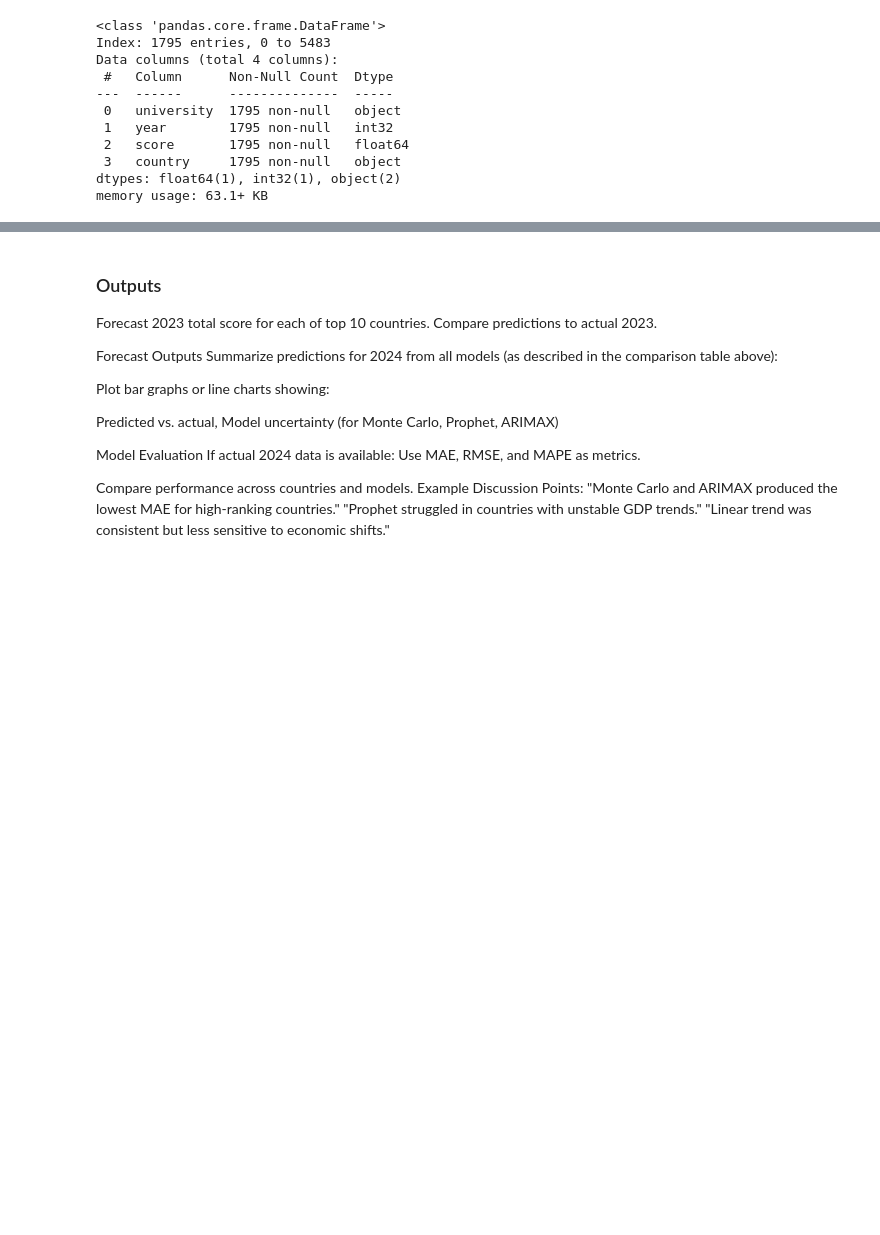
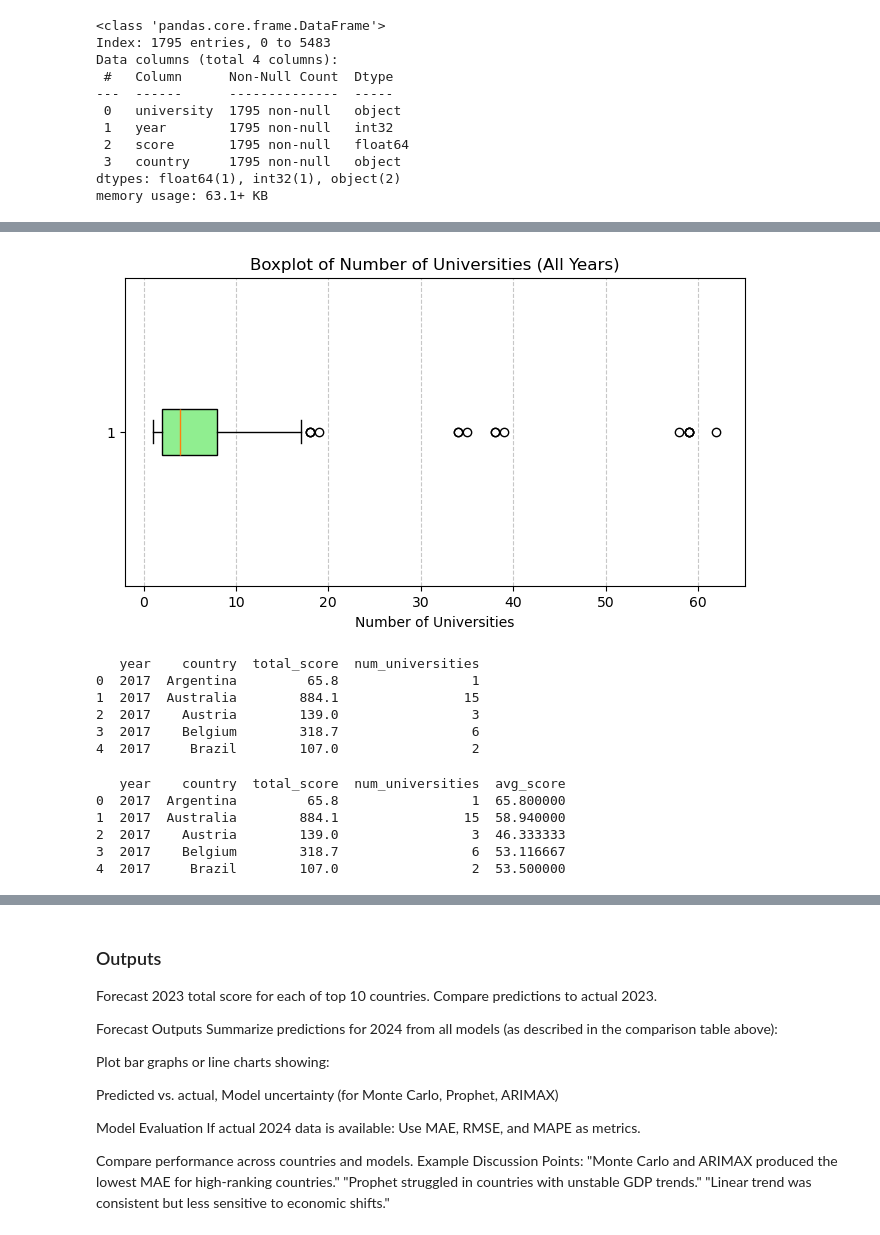
Before and after one commit to i11g/Data-Science-Project, a Jupyter notebook: Data.ipynb, the cells around one changed output, grey strips where cells are left out. Saved outputs shown, nothing was run; the diff lists cells and outputs as text; code cells hidden in the pictures; blank space fills up the shorter version.

```diff
--- a/Data.ipynb
+++ b/Data.ipynb
@@ -539,0 +537,33 @@ memory usage: 6.9+ KB
+# %%
+# Boxplot for num_universities
+plt.figure(figsize=(8, 4))
+plt.boxplot(num_univ_df["num_universities"], vert=False, patch_artist=True, boxprops=dict(facecolor="lightgreen"))
+plt.title("Boxplot of Number of Universities (All Years)")
+plt.xlabel("Number of Universities")
+plt.grid(axis='x', linestyle='--', alpha=0.7)
+plt.show()
+# %% [output]
+[figure, added]
+# %%
+# Merge total_score and num_universities
+agg_df = total_score_df.merge(num_univ_df, on=["year", "country"], how="left")
+print(agg_df.head())
+# %% [output]
+   year    country  total_score  num_universities
+0  2017  Argentina         65.8                 1
+1  2017  Australia        884.1                15
+2  2017    Austria        139.0                 3
+3  2017    Belgium        318.7                 6
+4  2017     Brazil        107.0                 2
+# %%
+# avg_score = total_score / num_universities
+agg_df["avg_score"] = agg_df["total_score"] / agg_df["num_universities"]
+
+print(agg_df.head())
+# %% [output]
+   year    country  total_score  num_universities  avg_score
+0  2017  Argentina         65.8                 1  65.800000
+1  2017  Australia        884.1                15  58.940000
+2  2017    Austria        139.0                 3  46.333333
+3  2017    Belgium        318.7                 6  53.116667
+4  2017     Brazil        107.0                 2  53.500000
```
Also changed, not shown: parts of 155 cells of this notebook, 9 other files.
